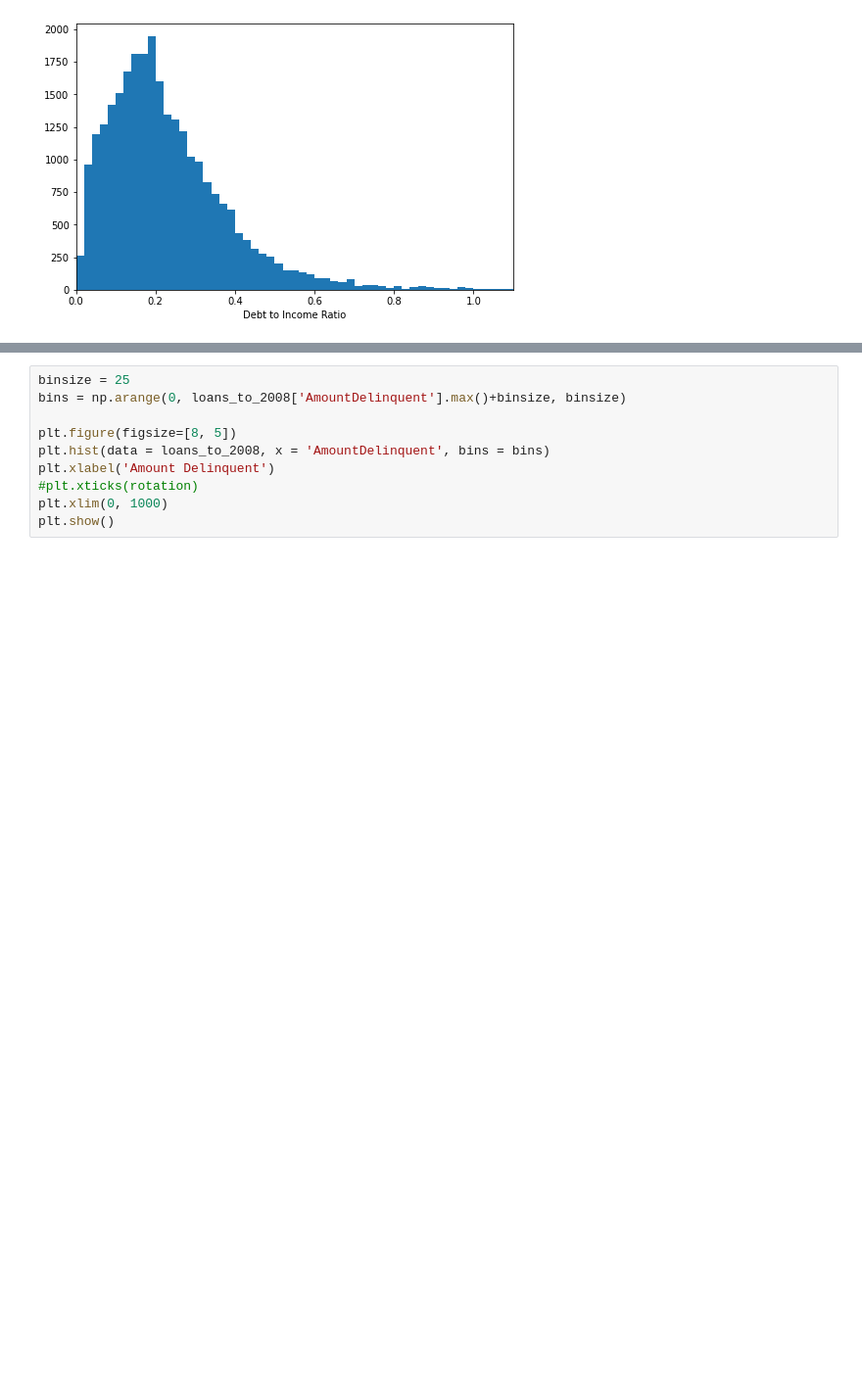
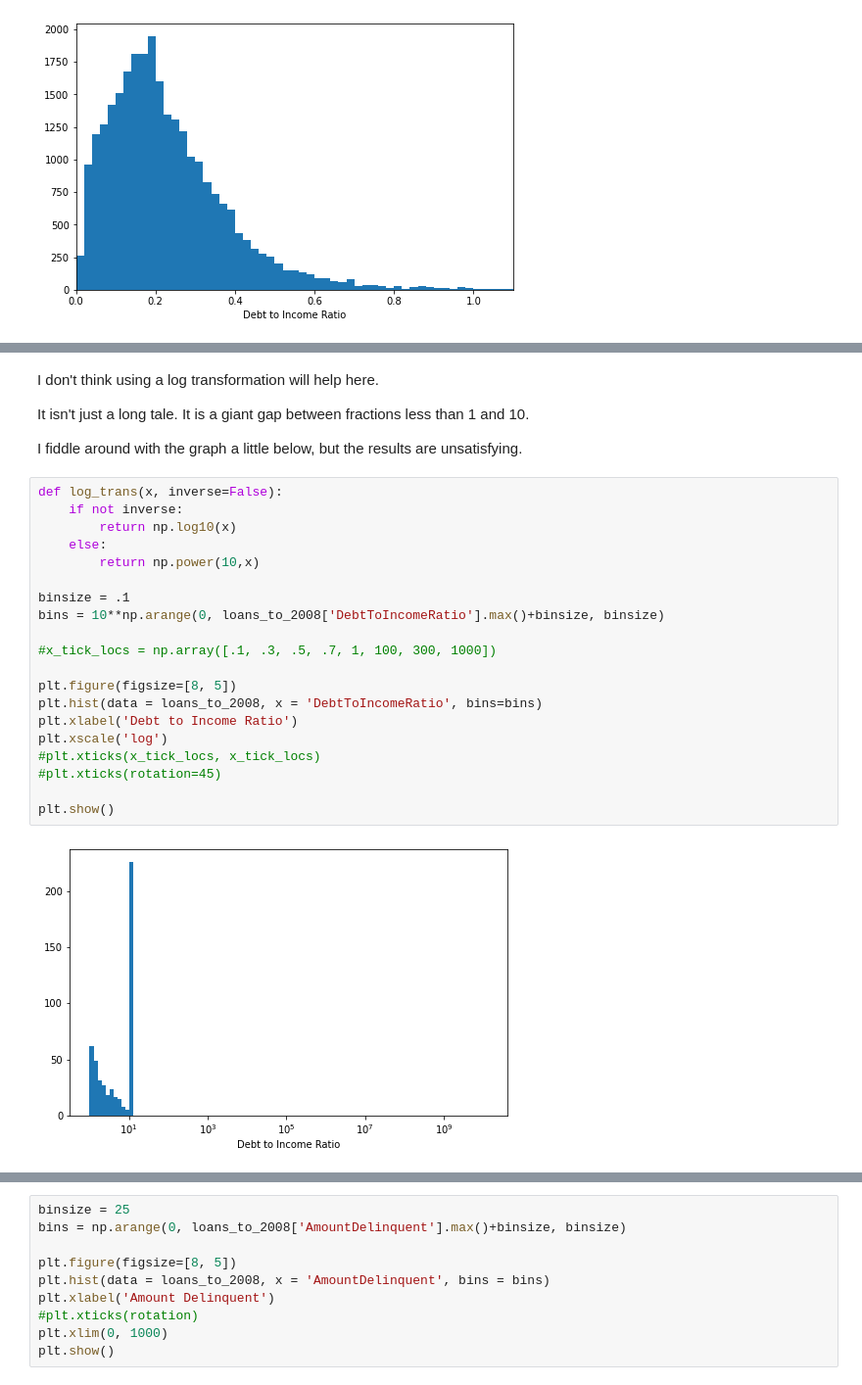
Before and after one commit to werdnamac/prosperloans, a Jupyter notebook: loan_exploration1.ipynb, the cells around one changed output, grey strips where cells are left out. Shown at 98% size. Saved outputs shown, nothing was run; the diff lists cells and outputs as text; blank space fills up the shorter version.

```diff
--- a/loan_exploration1.ipynb
+++ b/loan_exploration1.ipynb
@@ -696,3 +810,31 @@ plt.show()
+# %% [markdown]
+I don't think using a log transformation will help here.
+
+It isn't just a long tale. It is a giant gap between fractions less than 1 and 10.
+
+I fiddle around with the graph a little below, but the results are unsatisfying.
+# %%
+def log_trans(x, inverse=False):
+    if not inverse:
+        return np.log10(x)
+    else:
+        return np.power(10,x)
+
+binsize = .1
+bins = 10**np.arange(0, loans_to_2008['DebtToIncomeRatio'].max()+binsize, binsize)
+
+#x_tick_locs = np.array([.1, .3, .5, .7, 1, 100, 300, 1000])
+
+plt.figure(figsize=[8, 5])
+plt.hist(data = loans_to_2008, x = 'DebtToIncomeRatio', bins=bins)
+plt.xlabel('Debt to Income Ratio')
+plt.xscale('log')
+#plt.xticks(x_tick_locs, x_tick_locs)
+#plt.xticks(rotation=45)
+
+plt.show()
+# %% [output]
+[figure, added]
 # %% [markdown]
 The vast majority of the loans are given to people who's debt-to-income ratio is less than 1.
 
```
Also changed, not shown: parts of 103 cells of this notebook.
